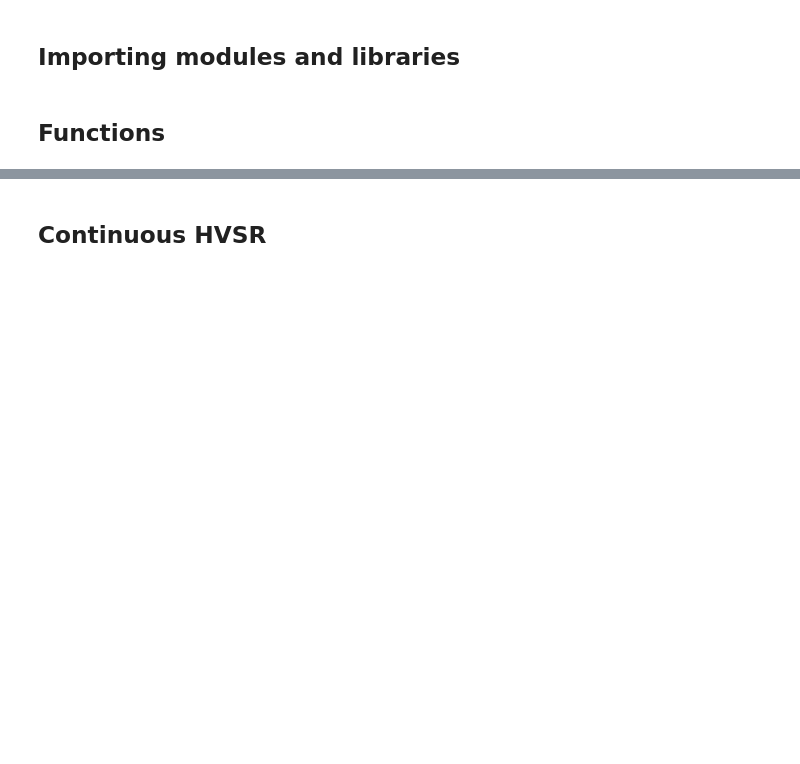
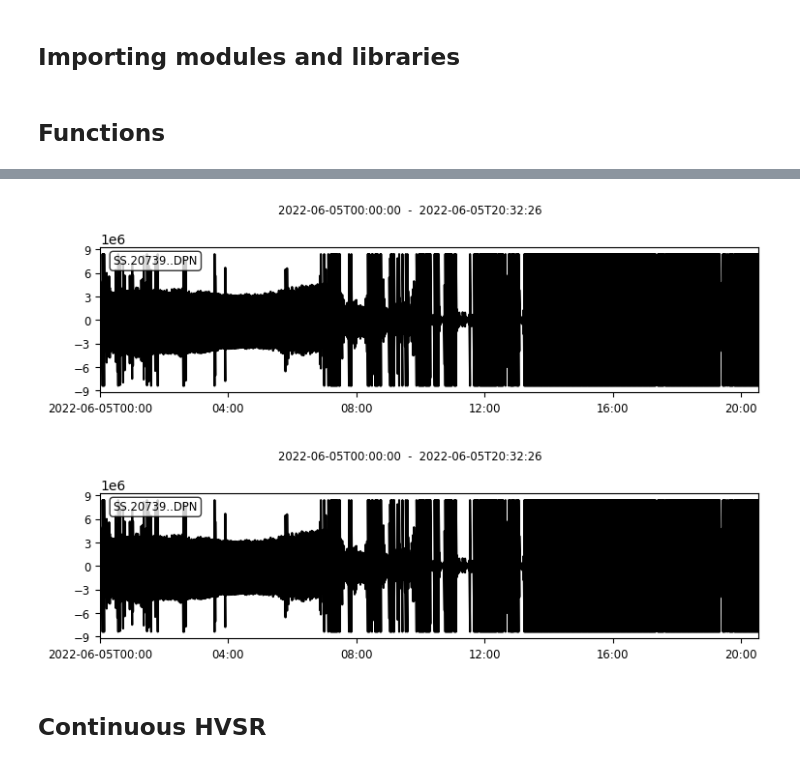
Before and after one commit to jgovoort/sismo-memo, a Jupyter notebook: Ice-thickness.ipynb, the cells around one changed output, grey strips where cells are left out. Saved outputs shown, nothing was run; the diff lists cells and outputs as text; code cells hidden in the pictures; blank space fills up the shorter version.

```diff
--- a/Ice-thickness.ipynb
+++ b/Ice-thickness.ipynb
@@ -314,3 +383,8 @@ def hv_maximum(sensor, windowlenght, f_min, f_max) :
+# %%
+traceN.plot()
+# %% [output]
+[figure, added]
+[figure, added]
 # %% [markdown]
 ## Continuous HVSR
 # %% [markdown]
```
Also changed, not shown: parts of 8 cells of this notebook, 9 other files.
